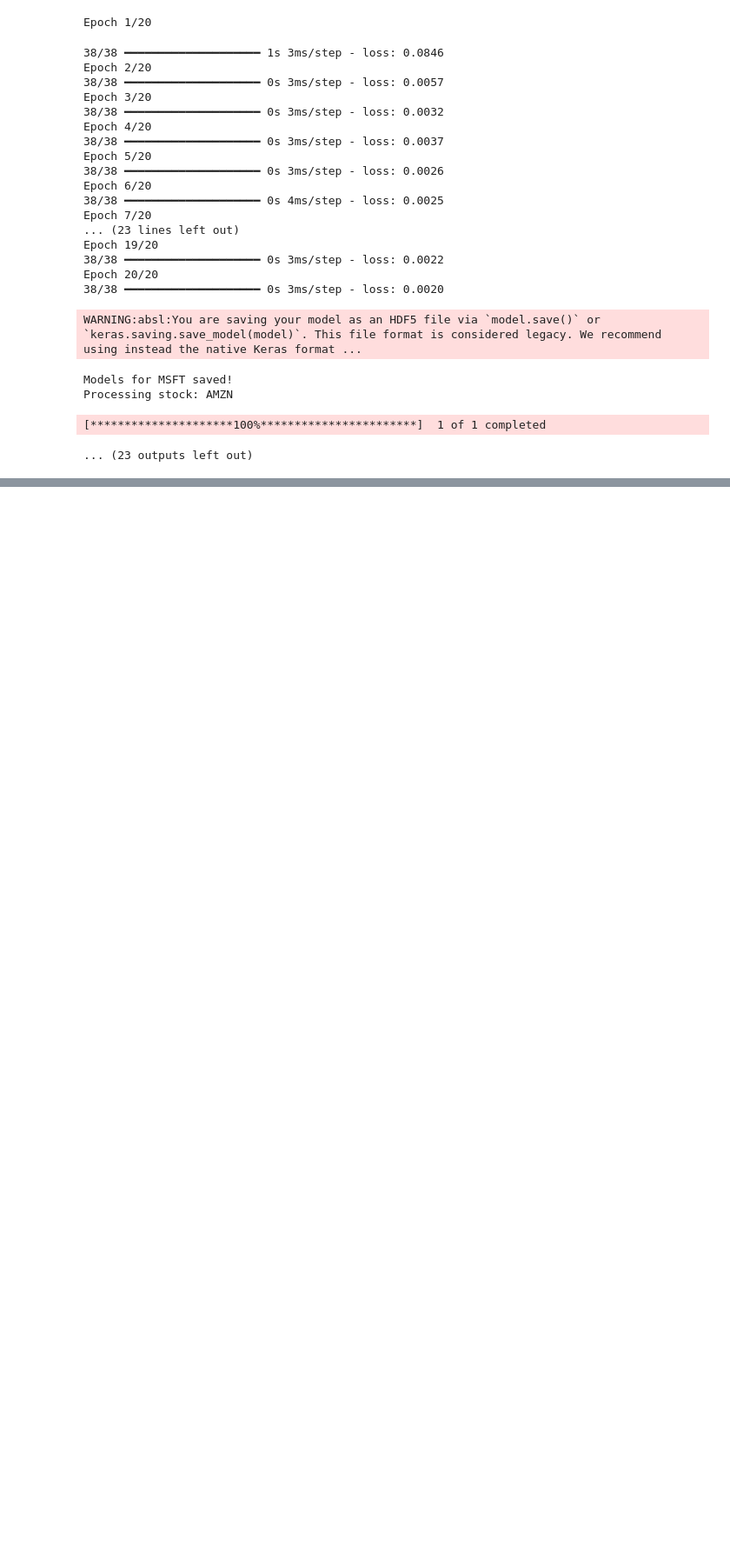
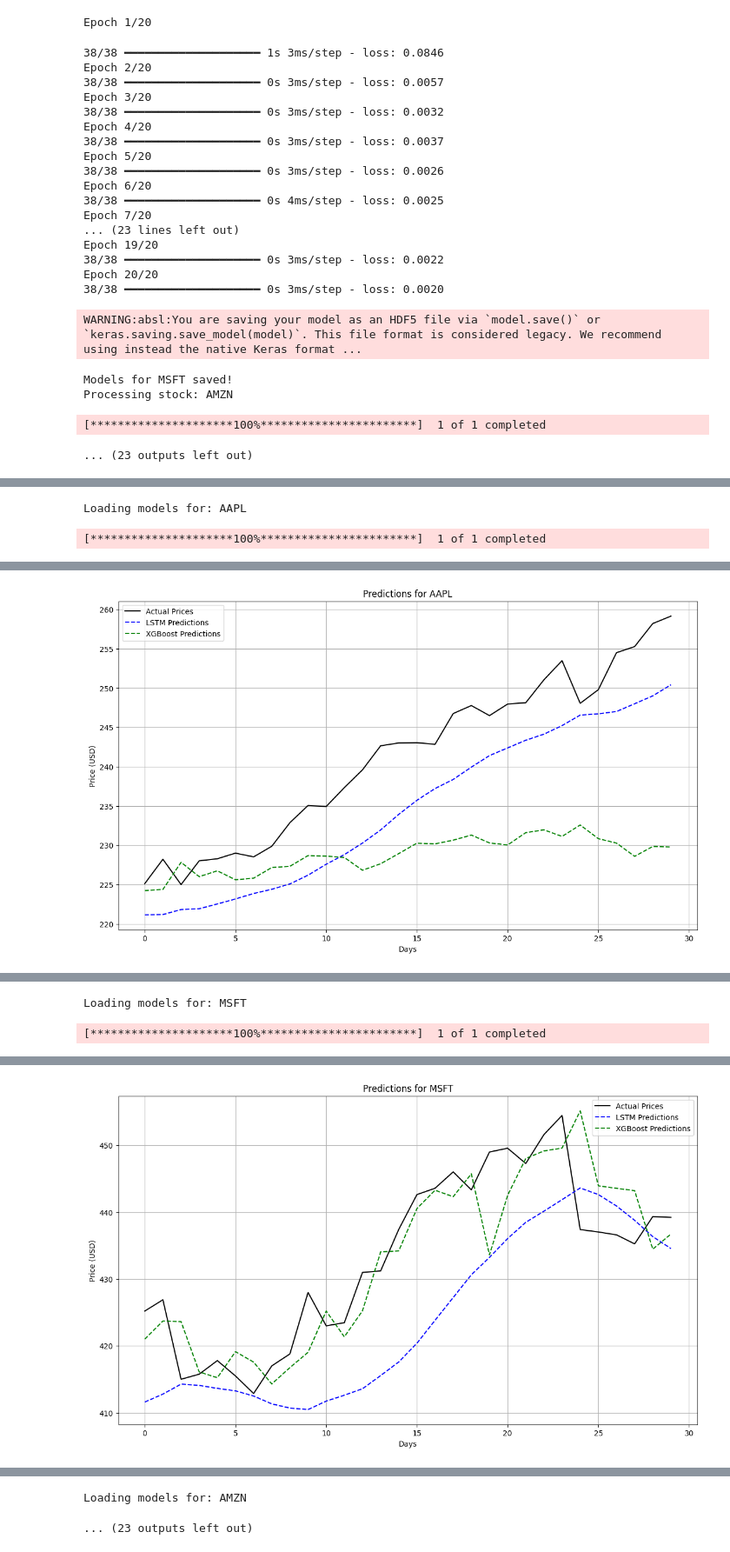
Before and after one commit to nhowley72/ML-Projects, a Jupyter notebook: stock_project/auto_retrain.ipynb, the cells around one changed output, grey strips where cells are left out. Shown at 87% size. Cells and saved outputs as stored; diff of their text form; code cells hidden in the pictures; blank space fills up the shorter version.

Commit message:
laod and ploit the saved models

```diff
--- a/stock_project/auto_retrain.ipynb
+++ b/stock_project/auto_retrain.ipynb
@@ -148,0 +151,58 @@ Processing stock: AMZN
+# %%
+#import numpy as np
+#import matplotlib.pyplot as plt
+from tensorflow.keras.models import load_model
+#import joblib
+
+# Directory containing models
+models_dir = "models"
+
+# Look-back period (same as during training)
+look_back = 30
+
+# Load and predict for each stock
+for stock in magnificent_7:
+    print(f"Loading models for: {stock}")
+
+    # Load scaler
+    scaler = joblib.load(f"{models_dir}/{stock}_scaler.pkl")
+
+    # Load LSTM model
+    lstm_model = load_model(f"{models_dir}/{stock}_lstm.h5")
+
+    # Load XGBoost model
+    xgb_model = joblib.load(f"{models_dir}/{stock}_xgb.pkl")
+
+    # Fetch stock data
+    stock_data = fetch_stock_data(stock)
+    close_prices = stock_data["Close"].values.reshape(-1, 1)
+
+    # Scale data
+    scaled_data = scaler.transform(close_prices)
+
+    # Prepare data for prediction
+    X, y = prepare_lstm_data(scaled_data, look_back)
+    X_test_lstm = X[-30:].reshape(-1, look_back, 1)  # For LSTM
+    X_test_xgb = X[-30:].reshape(-1, look_back)      # For XGBoost
+
+    # Make predictions
+    lstm_predictions = lstm_model.predict(X_test_lstm).flatten()
+    xgb_predictions = xgb_model.predict(X_test_xgb)
+
+    # Inverse transform predictions
+    lstm_predictions = scaler.inverse_transform(lstm_predictions.reshape(-1, 1)).flatten()
+    xgb_predictions = scaler.inverse_transform(xgb_predictions.reshape(-1, 1)).flatten()
+    actual_prices = scaler.inverse_transform(y[-30:].reshape(-1, 1)).flatten()
+
+    # Plot results
+    plt.figure(figsize=(14, 8))
+    plt.plot(actual_prices, label="Actual Prices", color="black")
+    plt.plot(lstm_predictions, label="LSTM Predictions", color="blue", linestyle="dashed")
+    plt.plot(xgb_predictions, label="XGBoost Predictions", color="green", linestyle="dashed")
+    plt.title(f"Predictions for {stock}")
+    plt.xlabel("Days")
+    plt.ylabel("Price (USD)")
+    plt.legend()
+    plt.grid()
+    plt.show()
+# %% [output]
@@ -148,0 +210,2 @@ Processing stock: AMZN
+Loading models for: AAPL
+[*********************100%***********************]  1 of 1 completed
@@ -148,0 +213 @@ Processing stock: AMZN
+[figure, added]
@@ -148,0 +215,2 @@ Processing stock: AMZN
+Loading models for: MSFT
+[*********************100%***********************]  1 of 1 completed
@@ -148,0 +218 @@ Processing stock: AMZN
+[figure, added]
@@ -148,0 +220,2 @@ Processing stock: AMZN
+Loading models for: AMZN
+... (23 outputs left out)
```
Also changed, not shown: parts of 2 cells of this notebook.
